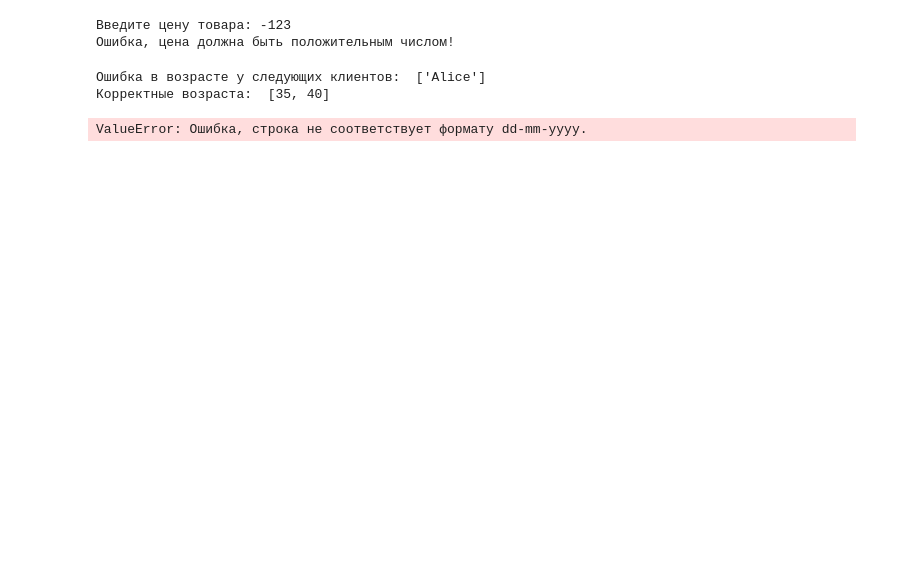
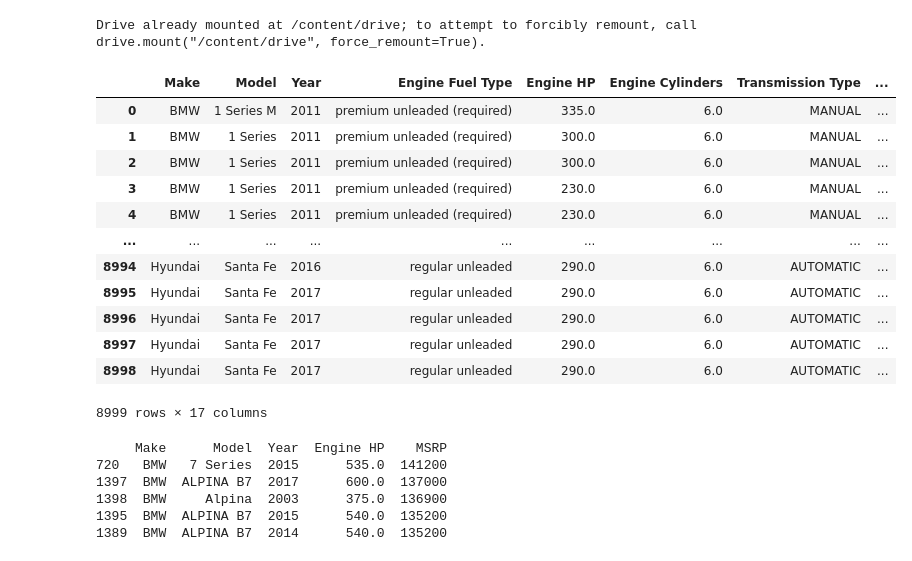
Before and after one commit to aikokass82-design/home-tasks-, a Jupyter notebook: Untitled1.ipynb, the cells around one changed output. Cells and saved outputs as stored; diff of their text form; code cells hidden in the pictures; blank space fills up the shorter version.

```diff
--- a/Untitled1.ipynb
+++ b/Untitled1.ipynb
@@ -1,46 +1,38 @@
 # %% [markdown]
 <a href="https://colab.research.google.com/github/aikokass82-design/home-tasks-/blob/main/Untitled1.ipynb" target="_parent"><img src="https://colab.research.google.com/assets/colab-badge.svg" alt="Open In Colab"/></a>
-# %%
-try:
-  price_input = float(input(("Введите цену товара: ")))
-  if price_input>0:
-    print("Ценна введена корректно: ", price_input)
-  else:
-    print("Ошибка, цена должна быть положительным числом!")
-except ValueError:
-  print("Ошибка, нужно только вводить числа, без букв и символов!")
-# %% [output]
-Введите цену товара: -123
-Ошибка, цена должна быть положительным числом!
-# %%
-clients = [
-{'name': 'Alice', 'age': "ten", 'country': 'USA'},
-{'name': 'Bob', 'age': 35, 'country': 'Canada'},
-{'name': 'Carol', 'age': 40, 'country': 'USA'},
-]
-valid_ages=[]
-invalid_clients = []
-for client in clients:
-  try:
-    number = int(client["age"])
-    valid_ages.append(number)
-  except ValueError:
-    invalid_clients.append(client["name"])
-    print("Ошибка в возрасте у следующих клиентов: ", invalid_clients)
-    continue
-print("Корректные возраста: ", valid_ages)
-# %% [output]
-Ошибка в возрасте у следующих клиентов:  ['Alice']
-Корректные возраста:  [35, 40]
-# %%
-from datetime import datetime
-def check_date_format(date_str):
-  try:
-    datetime.strptime(date_str, "#d-#m-#y")
-    print("Дата соответсвует формату dd-mm-yyyy.")
-  except ValueError:
-   raise ValueError("Ошибка, строка не соответствует формату dd-mm-yyyy.")
-check_date_format("19-03-2006")
-check_date_format("1997-02-19")
-# %% [output]
-ValueError: Ошибка, строка не соответствует формату dd-mm-yyyy.
+# %%
+import pandas as pd
+from google.colab import drive
+drive.mount("/content/drive")
+cars_df = pd.read_csv("/content/drive/MyDrive/Colab Notebooks/cars_data_set.csv")
+# %% [output]
+Drive already mounted at /content/drive; to attempt to forcibly remount, call drive.mount("/content/drive", force_remount=True).
+# %%
+cars_df["Cost_per_HP"]= (cars_df["MSRP"]/cars_df["Engine HP"])
+# %%
+cars_df
+# %% [output]
+|  | Make | Model | Year | Engine Fuel Type | Engine HP | Engine Cylinders | Transmission Type | ... |
+| 0 | BMW | 1 Series M | 2011 | premium unleaded (required) | 335.0 | 6.0 | MANUAL | ... |
+| 1 | BMW | 1 Series | 2011 | premium unleaded (required) | 300.0 | 6.0 | MANUAL | ... |
+| 2 | BMW | 1 Series | 2011 | premium unleaded (required) | 300.0 | 6.0 | MANUAL | ... |
+| 3 | BMW | 1 Series | 2011 | premium unleaded (required) | 230.0 | 6.0 | MANUAL | ... |
+| 4 | BMW | 1 Series | 2011 | premium unleaded (required) | 230.0 | 6.0 | MANUAL | ... |
+| ... | ... | ... | ... | ... | ... | ... | ... | ... |
+| 8994 | Hyundai | Santa Fe | 2016 | regular unleaded | 290.0 | 6.0 | AUTOMATIC | ... |
+| 8995 | Hyundai | Santa Fe | 2017 | regular unleaded | 290.0 | 6.0 | AUTOMATIC | ... |
+| 8996 | Hyundai | Santa Fe | 2017 | regular unleaded | 290.0 | 6.0 | AUTOMATIC | ... |
+| 8997 | Hyundai | Santa Fe | 2017 | regular unleaded | 290.0 | 6.0 | AUTOMATIC | ... |
+| 8998 | Hyundai | Santa Fe | 2017 | regular unleaded | 290.0 | 6.0 | AUTOMATIC | ... |
+8999 rows × 17 columns
+# %%
+bmw_cars=cars_df[cars_df["Make"] == "BMW"]
+top_5= bmw_cars.sort_values(by="MSRP", ascending=False).head(5)
+print(top_5[["Make", "Model", "Year", "Engine HP", "MSRP"]])
+# %% [output]
+     Make      Model  Year  Engine HP    MSRP
+720   BMW   7 Series  2015      535.0  141200
+1397  BMW  ALPINA B7  2017      600.0  137000
+1398  BMW     Alpina  2003      375.0  136900
+1395  BMW  ALPINA B7  2015      540.0  135200
+1389  BMW  ALPINA B7  2014      540.0  135200
```
Also changed, not shown: parts of 2 cells of this notebook.
